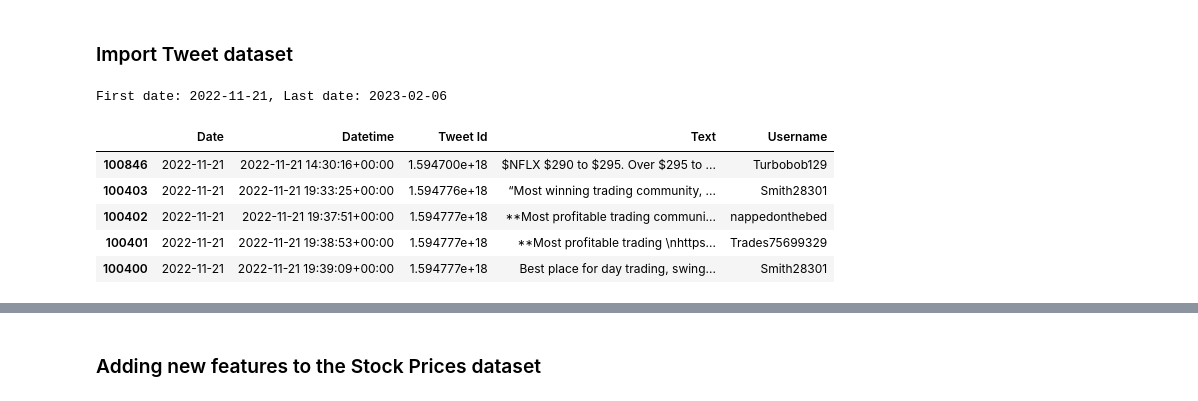
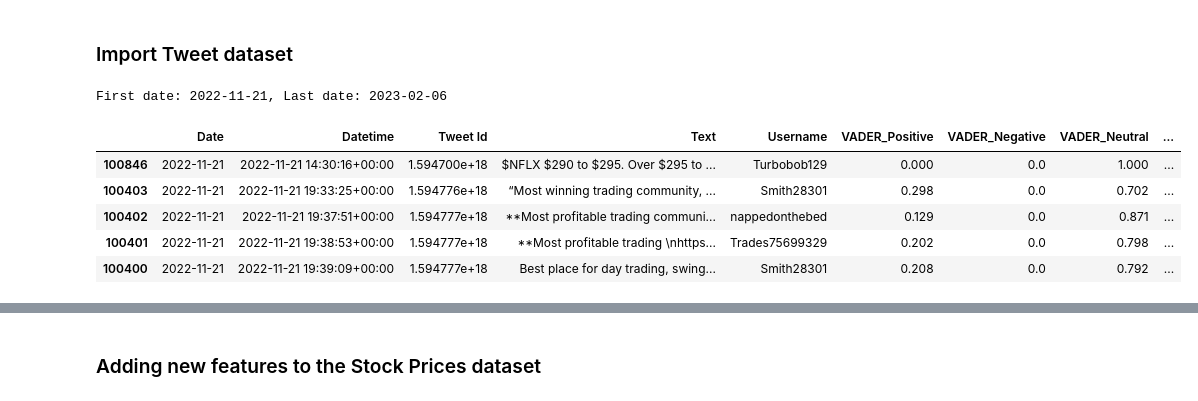
Before and after one commit to adelriosantiago/tweet-stock-sentiment, a Jupyter notebook: get-prediction.ipynb, the cells around one changed output, grey strips where cells are left out. Saved outputs shown, nothing was run; the diff lists cells and outputs as text; code cells hidden in the pictures.

Commit message:
Rename to augmented

```diff
--- a/get-prediction.ipynb
+++ b/get-prediction.ipynb
@@ -27,37 +28,63 @@ Running in a virtual environment: c:\mainrism\imp\enterprises\projects\tweet-sto
 # %%
 # Import NVDA tweets CSV into a DataFrame
 nvda_tweets = pd.read_csv(Path("data/nvda-tweets.csv"))
 
 # Remove all rows where 'Datetime' is not a valid date
 nvda_tweets = nvda_tweets[pd.to_datetime(nvda_tweets['Datetime'], errors='coerce').notnull()]
 
 # Convert 'Datetime' column to 'Date' in YYYY-MM-DD format
 nvda_tweets['Date'] = pd.to_datetime(nvda_tweets['Datetime']).dt.date
 
 # Remove unnammed columns
 nvda_tweets = nvda_tweets.loc[:, ~nvda_tweets.columns.str.contains('^Unnamed')]
 
 # Move Date to the first column
 colsToShow = nvda_tweets.columns.tolist()
 colsToShow = [colsToShow[-1]] + colsToShow[:-1]
 nvda_tweets = nvda_tweets[colsToShow]
 
 # First and last dates
 firstDate = nvda_tweets['Date'].min()
 lastDate = nvda_tweets['Date'].max()
 print(f"First date: {firstDate}, Last date: {lastDate}")
 
 # Sort by Date ascending
 nvda_tweets = nvda_tweets.sort_values(by='Date')
 
-# Previews
+# Add sentiment analysis columns to the Tweets DataFrame
+nvda_tweets['VADER_Positive'] = 0
+nvda_tweets['VADER_Negative'] = 0
+nvda_tweets['VADER_Neutral'] = 0
+nvda_tweets['VADER_Compound_Sentiment'] = 0.0
+nvda_tweets['VADER_Final_Sentiment'] = 0
+
+# Iterate over each tweet and calculate sentiment scores
+analyzer = SentimentIntensityAnalyzer()
+for index, row in nvda_tweets.iterrows():
+    tweet = row['Text']
+    vs = analyzer.polarity_scores(tweet)
+    nvda_tweets.at[index, 'VADER_Positive'] = vs['pos']
+    nvda_tweets.at[index, 'VADER_Negative'] = vs['neg']
+    nvda_tweets.at[index, 'VADER_Neutral'] = vs['neu']
+    nvda_tweets.at[index, 'VADER_Compound_Sentiment'] = vs['compound']
+    if vs['compound'] >= 0.05:
+        nvda_tweets.at[index, 'VADER_Final_Sentiment'] = 1
+    elif vs['compound'] <= -0.05:
+        nvda_tweets.at[index, 'VADER_Final_Sentiment'] = -1
+    else:
+        nvda_tweets.at[index, 'VADER_Final_Sentiment'] = 0
+
+# Save the updated tweets DataFrame to a new CSV
+nvda_tweets.to_csv(Path("data/nvda-tweets-augmented.csv"), index=False)
+
+# Preview
 nvda_tweets.head()
 # %% [output]
 First date: 2022-11-21, Last date: 2023-02-06
-|  | Date | Datetime | Tweet Id | Text | Username |
-| 100846 | 2022-11-21 | 2022-11-21 14:30:16+00:00 | 1.594700e+18 | $NFLX $290 to $295. Over $295 to ... | Turbobob129 |
-| 100403 | 2022-11-21 | 2022-11-21 19:33:25+00:00 | 1.594776e+18 | “Most winning trading community, ... | Smith28301 |
-| 100402 | 2022-11-21 | 2022-11-21 19:37:51+00:00 | 1.594777e+18 | **Most profitable trading communi... | nappedonthebed |
-| 100401 | 2022-11-21 | 2022-11-21 19:38:53+00:00 | 1.594777e+18 | **Most profitable trading \nhttps... | Trades75699329 |
-| 100400 | 2022-11-21 | 2022-11-21 19:39:09+00:00 | 1.594777e+18 | Best place for day trading, swing... | Smith28301 |
+|  | Date | Datetime | Tweet Id | Text | Username | VADER_Positive | VADER_Negative | VADER_Neutral | ... |
+| 100846 | 2022-11-21 | 2022-11-21 14:30:16+00:00 | 1.594700e+18 | $NFLX $290 to $295. Over $295 to ... | Turbobob129 | 0.000 | 0.0 | 1.000 | ... |
+| 100403 | 2022-11-21 | 2022-11-21 19:33:25+00:00 | 1.594776e+18 | “Most winning trading community, ... | Smith28301 | 0.298 | 0.0 | 0.702 | ... |
+| 100402 | 2022-11-21 | 2022-11-21 19:37:51+00:00 | 1.594777e+18 | **Most profitable trading communi... | nappedonthebed | 0.129 | 0.0 | 0.871 | ... |
+| 100401 | 2022-11-21 | 2022-11-21 19:38:53+00:00 | 1.594777e+18 | **Most profitable trading \nhttps... | Trades75699329 | 0.202 | 0.0 | 0.798 | ... |
+| 100400 | 2022-11-21 | 2022-11-21 19:39:09+00:00 | 1.594777e+18 | Best place for day trading, swing... | Smith28301 | 0.208 | 0.0 | 0.792 | ... |
 # %% [markdown]
```
Also changed, not shown: parts of 6 cells of this notebook.
